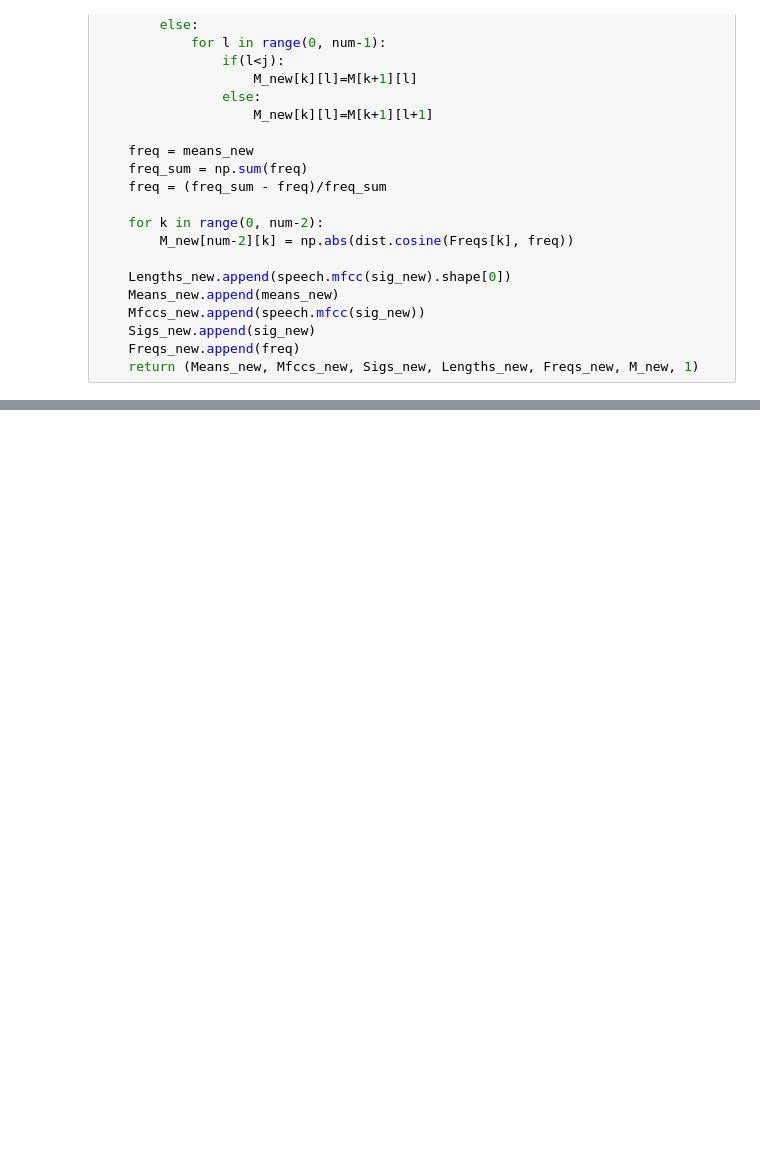
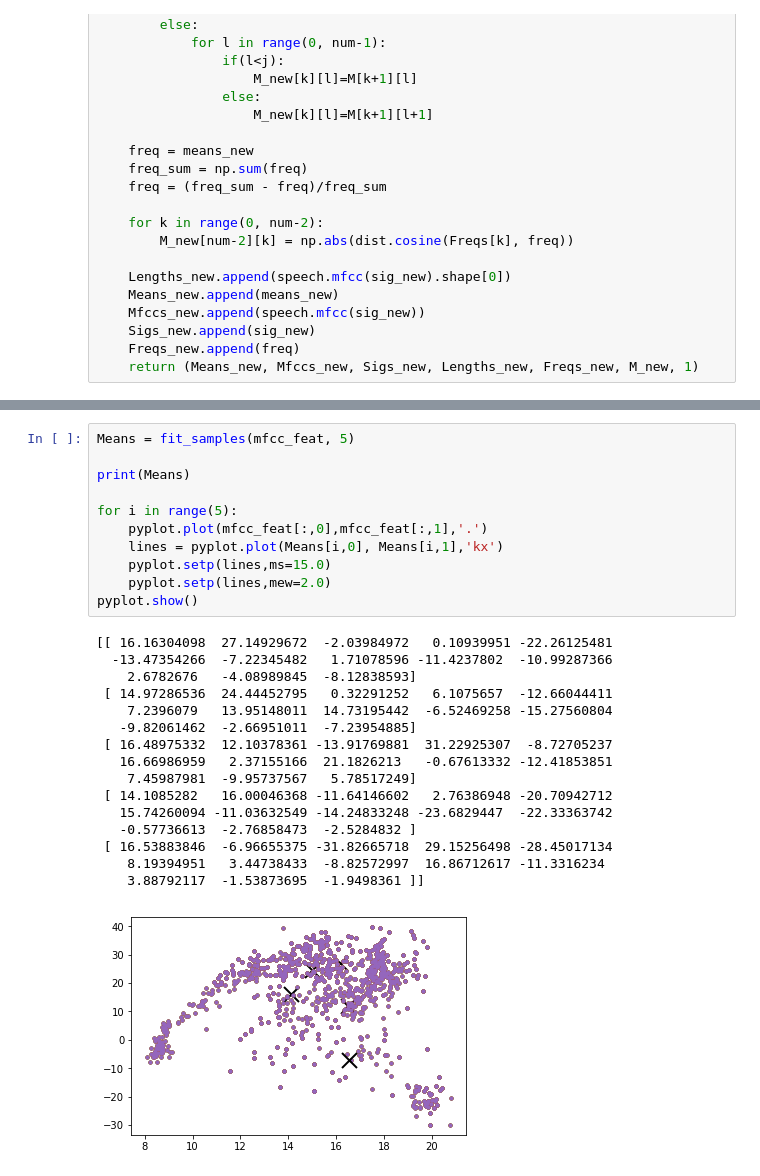
Before and after one commit to TijanaJakoveljvic/Audio-klasterovanje-identifikacija-govornika, a Jupyter notebook: Projekat.ipynb, the cells around one changed output, grey strips where cells are left out. Saved outputs shown, nothing was run; the diff lists cells and outputs as text; blank space fills up the shorter version.

```diff
--- a/Projekat.ipynb
+++ b/Projekat.ipynb
@@ -264,0 +292,28 @@ kmeans = KMeans().fit(SigTest)
+# %%
+Means = fit_samples(mfcc_feat, 5)
+
+print(Means)
+
+for i in range(5):
+    pyplot.plot(mfcc_feat[:,0],mfcc_feat[:,1],'.')
+    lines = pyplot.plot(Means[i,0], Means[i,1],'kx')
+    pyplot.setp(lines,ms=15.0)
+    pyplot.setp(lines,mew=2.0)
+pyplot.show()
+# %% [output]
+[[ 16.16304098  27.14929672  -2.03984972   0.10939951 -22.26125481
+  -13.47354266  -7.22345482   1.71078596 -11.4237802  -10.99287366
+    2.6782676   -4.08989845  -8.12838593]
+ [ 14.97286536  24.44452795   0.32291252   6.1075657  -12.66044411
+    7.2396079   13.95148011  14.73195442  -6.52469258 -15.27560804
+   -9.82061462  -2.66951011  -7.23954885]
+ [ 16.48975332  12.10378361 -13.91769881  31.22925307  -8.72705237
+   16.66986959   2.37155166  21.1826213   -0.67613332 -12.41853851
+    7.45987981  -9.95737567   5.78517249]
+ [ 14.1085282   16.00046368 -11.64146602   2.76386948 -20.70942712
+   15.74260094 -11.03632549 -14.24833248 -23.6829447  -22.33363742
+   -0.57736613  -2.76858473  -2.5284832 ]
+ [ 16.53883846  -6.96655375 -31.82665718  29.15256498 -28.45017134
+    8.19394951   3.44738433  -8.82572997  16.86712617 -11.3316234
+    3.88792117  -1.53873695  -1.9498361 ]]
+[figure, added]
```
Also changed, not shown: parts of 9 cells of this notebook.
